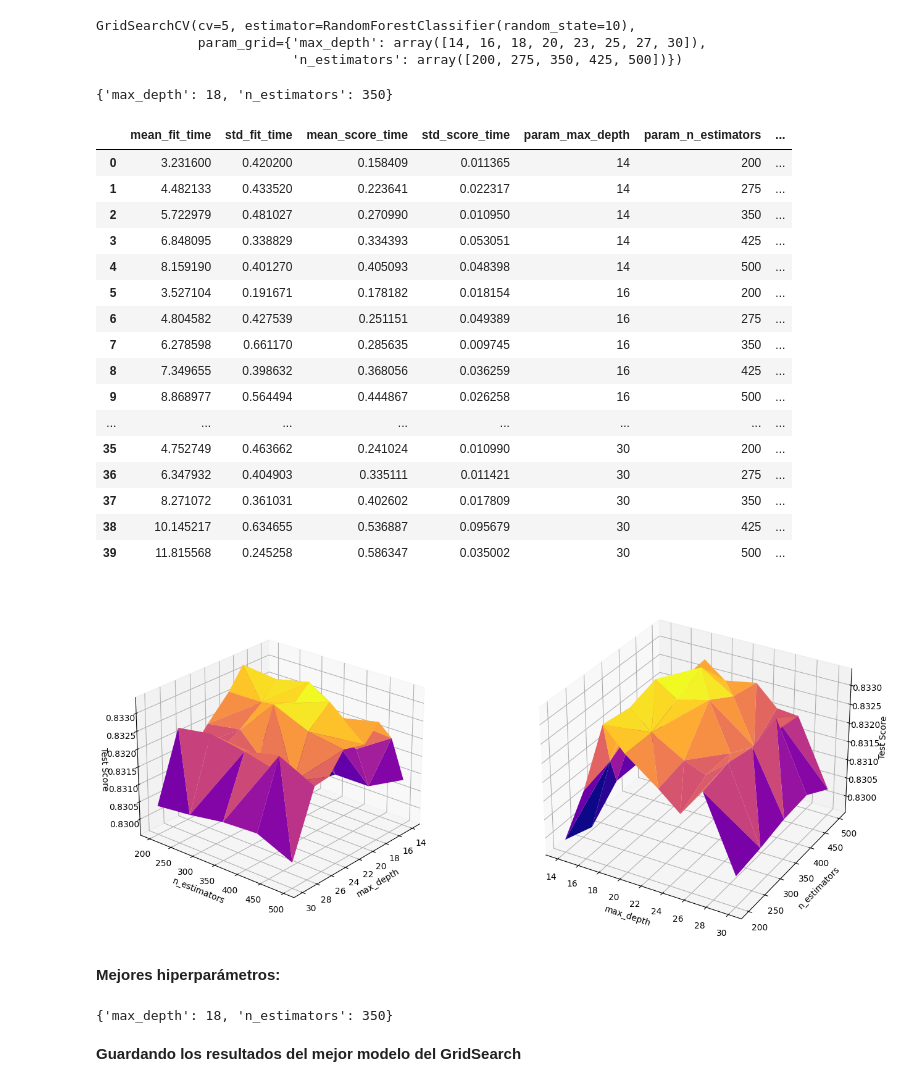
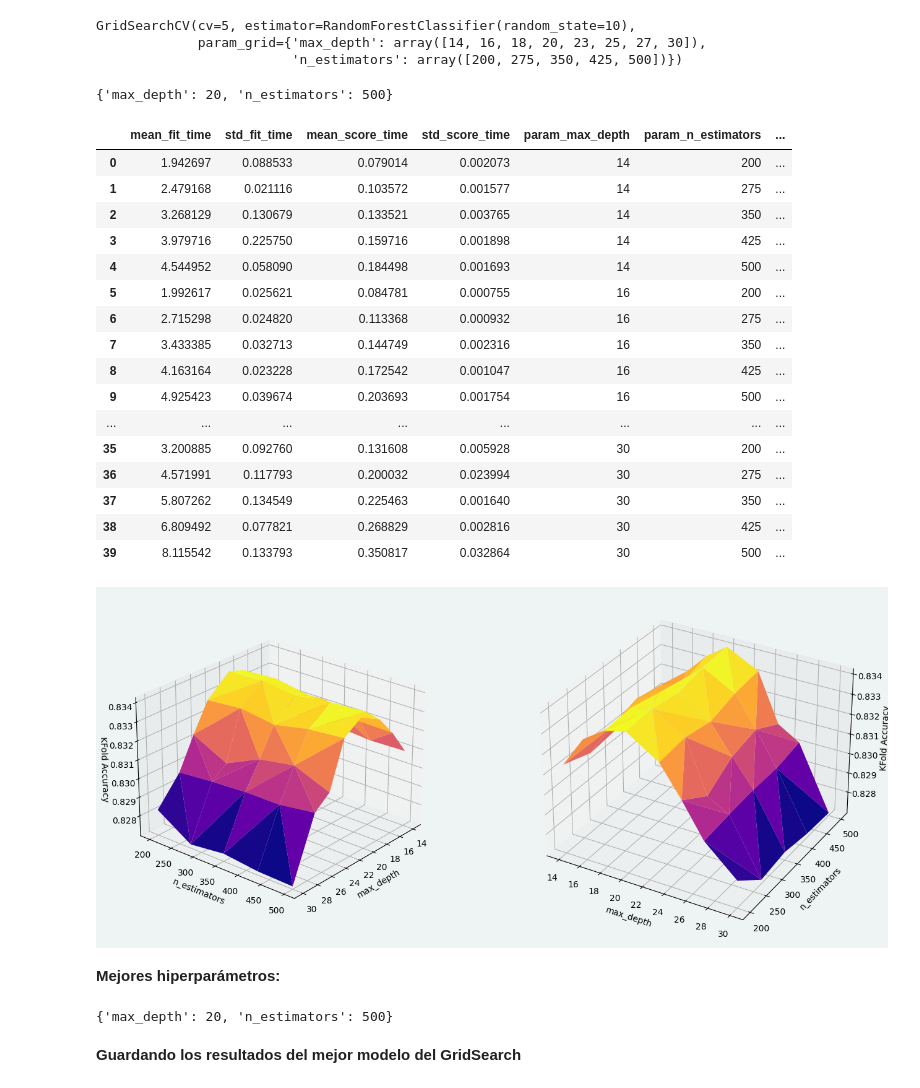
Before and after one commit to daniel-lujan/income-prediction, a Jupyter notebook: 04_Entrenamiento_de_Modelos.ipynb, the cells around one changed output. Cells and saved outputs as stored; diff of their text form; code cells hidden in the pictures.

Commit message:
feat: :sparkles: Add sample weights to training process

```diff
--- a/04_Entrenamiento_de_Modelos.ipynb
+++ b/04_Entrenamiento_de_Modelos.ipynb
@@ -14,6 +14,9 @@ from sklearn.model_selection import train_test_split, GridSearchCV
 
 import urllib.request
 import pickle
+# %%
+plt.rcParams['figure.facecolor'] = '#EEF4F3'
+plt.rcParams['axes.facecolor'] = '#EEF4F3'
 # %%
 import warnings
 warnings.filterwarnings('ignore')
@@ -34,6 +37,8 @@ y = pickle.loads(
 A continuación se divide la data en dos subconjuntos: uno para entrenamiento y otro para validación. Se decidió usar un ratio de 80%-20%
 # %%
 X_train, X_test, y_train, y_test = train_test_split(X, y, test_size=0.2, random_state=RANDOM_STATE)
+sample_weights_train = X_train.pop("fnlwgt")
+sample_weights_test = X_test.pop("fnlwgt")
 # %% [markdown]
 ## **Regresión Logística**
 # %%
@@ -58,7 +63,7 @@ rf_classifier = RandomForestClassifier(random_state=RANDOM_STATE)
 param_grid = {'n_estimators': np.linspace(200, 500, 5, dtype=int), 'max_depth': np.linspace(14, 30, 8, dtype=int)}
 
 grid_search = GridSearchCV(rf_classifier, param_grid, cv=5)
-grid_search.fit(X_train, y_train)
+grid_search.fit(X_train, y_train, sample_weight=sample_weights_train)
 # %% [output]
 GridSearchCV(cv=5, estimator=RandomForestClassifier(random_state=10),
              param_grid={'max_depth': array([14, 16, 18, 20, 23, 25, 27, 30]),
@@ -66,57 +71,59 @@ GridSearchCV(cv=5, estimator=RandomForestClassifier(random_state=10),
 # %%
 grid_search.best_params_
 # %% [output]
-{'max_depth': 18, 'n_estimators': 350}
+{'max_depth': 20, 'n_estimators': 500}
 # %%
 gs_res = pd.DataFrame.from_dict(grid_search.cv_results_)
 gs_res
 # %% [output]
 |  | mean_fit_time | std_fit_time | mean_score_time | std_score_time | param_max_depth | param_n_estimators | ... |
-| 0 | 3.231600 | 0.420200 | 0.158409 | 0.011365 | 14 | 200 | ... |
-| 1 | 4.482133 | 0.433520 | 0.223641 | 0.022317 | 14 | 275 | ... |
-| 2 | 5.722979 | 0.481027 | 0.270990 | 0.010950 | 14 | 350 | ... |
-| 3 | 6.848095 | 0.338829 | 0.334393 | 0.053051 | 14 | 425 | ... |
-| 4 | 8.159190 | 0.401270 | 0.405093 | 0.048398 | 14 | 500 | ... |
-| 5 | 3.527104 | 0.191671 | 0.178182 | 0.018154 | 16 | 200 | ... |
-| 6 | 4.804582 | 0.427539 | 0.251151 | 0.049389 | 16 | 275 | ... |
-| 7 | 6.278598 | 0.661170 | 0.285635 | 0.009745 | 16 | 350 | ... |
-| 8 | 7.349655 | 0.398632 | 0.368056 | 0.036259 | 16 | 425 | ... |
-| 9 | 8.868977 | 0.564494 | 0.444867 | 0.026258 | 16 | 500 | ... |
+| 0 | 1.942697 | 0.088533 | 0.079014 | 0.002073 | 14 | 200 | ... |
+| 1 | 2.479168 | 0.021116 | 0.103572 | 0.001577 | 14 | 275 | ... |
+| 2 | 3.268129 | 0.130679 | 0.133521 | 0.003765 | 14 | 350 | ... |
+| 3 | 3.979716 | 0.225750 | 0.159716 | 0.001898 | 14 | 425 | ... |
+| 4 | 4.544952 | 0.058090 | 0.184498 | 0.001693 | 14 | 500 | ... |
+| 5 | 1.992617 | 0.025621 | 0.084781 | 0.000755 | 16 | 200 | ... |
+| 6 | 2.715298 | 0.024820 | 0.113368 | 0.000932 | 16 | 275 | ... |
+| 7 | 3.433385 | 0.032713 | 0.144749 | 0.002316 | 16 | 350 | ... |
+| 8 | 4.163164 | 0.023228 | 0.172542 | 0.001047 | 16 | 425 | ... |
+| 9 | 4.925423 | 0.039674 | 0.203693 | 0.001754 | 16 | 500 | ... |
 | ... | ... | ... | ... | ... | ... | ... | ... |
-| 35 | 4.752749 | 0.463662 | 0.241024 | 0.010990 | 30 | 200 | ... |
-| 36 | 6.347932 | 0.404903 | 0.335111 | 0.011421 | 30 | 275 | ... |
-| 37 | 8.271072 | 0.361031 | 0.402602 | 0.017809 | 30 | 350 | ... |
-| 38 | 10.145217 | 0.634655 | 0.536887 | 0.095679 | 30 | 425 | ... |
-| 39 | 11.815568 | 0.245258 | 0.586347 | 0.035002 | 30 | 500 | ... |
+| 35 | 3.200885 | 0.092760 | 0.131608 | 0.005928 | 30 | 200 | ... |
+| 36 | 4.571991 | 0.117793 | 0.200032 | 0.023994 | 30 | 275 | ... |
+| 37 | 5.807262 | 0.134549 | 0.225463 | 0.001640 | 30 | 350 | ... |
+| 38 | 6.809492 | 0.077821 | 0.268829 | 0.002816 | 30 | 425 | ... |
+| 39 | 8.115542 | 0.133793 | 0.350817 | 0.032864 | 30 | 500 | ... |
 # %%
 f, (ax1, ax2) = plt.subplots(1, 2, figsize=(16,8), subplot_kw={'projection': '3d'})
 
 ax1.set_box_aspect(aspect=None, zoom=0.9)
 
 x = gs_res['param_max_depth'].astype("int")
 y = gs_res['param_n_estimators'].astype("int")
 z = gs_res['mean_test_score']
 
 ax1.plot_trisurf(x, y, z, linewidth=0, antialiased=True, shade=False, cmap=cm.plasma)
 ax1.set_xlabel('max_depth')
 ax1.set_ylabel('n_estimators')
-ax1.set_zlabel("Test Score")
+ax1.set_zlabel("KFold Accuracy")
 
 ax1.view_init(elev=25, azim=110)
 
 ax2.plot_trisurf(x, y, z, linewidth=0, antialiased=True, shade=False, cmap=cm.plasma)
 ax2.set_xlabel('max_depth')
 ax2.set_ylabel('n_estimators')
-ax2.set_zlabel("Test Score")
+ax2.set_zlabel("KFold Accuracy")
 ax1.view_init(elev=25, azim=40)
+
+plt.savefig("grid-search.png", dpi=300)
 # %% [output]
-[figure, old version]
+[figure, new version]
 # %% [markdown]
 **Mejores hiperparámetros:**
 # %%
 grid_search.best_params_
 # %% [output]
-{'max_depth': 18, 'n_estimators': 350}
+{'max_depth': 20, 'n_estimators': 500}
 # %%
 with open("gs.p", "wb") as file:
     pickle.dump(grid_search, file)
```
Also changed, not shown: parts of 2 cells of this notebook.
